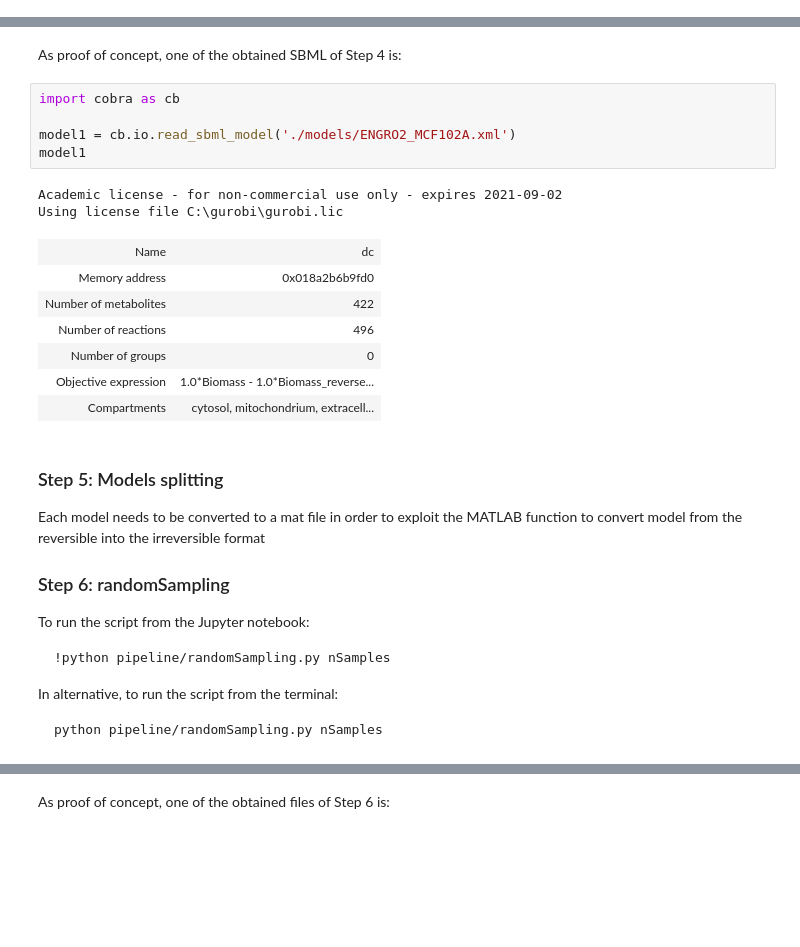
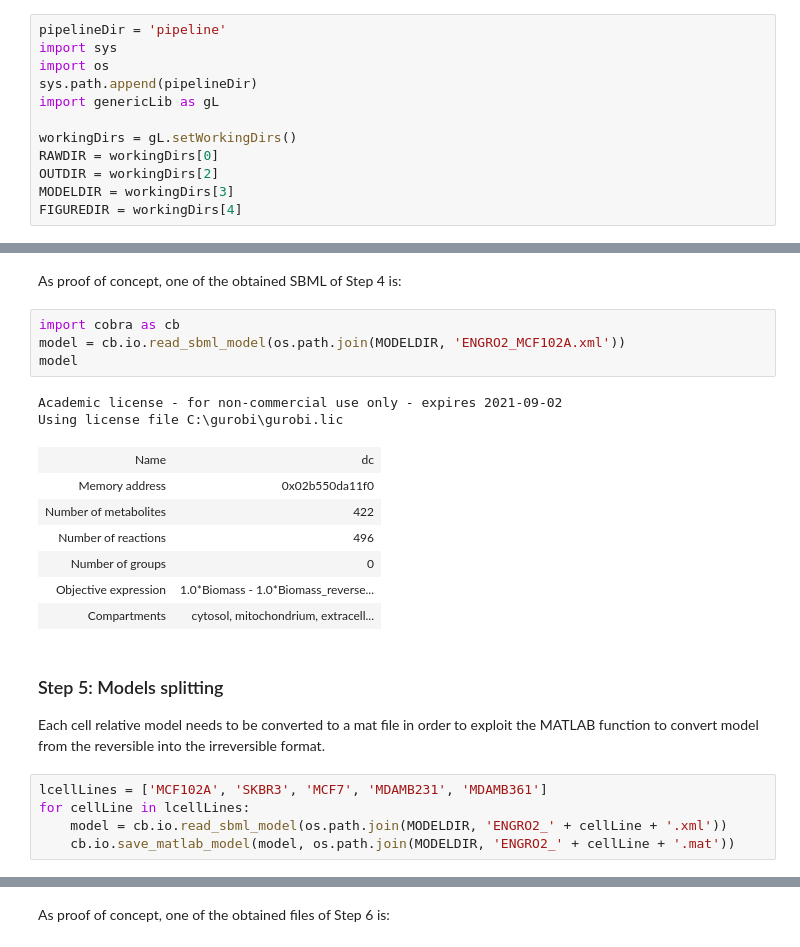
Before and after one commit to qLSLab/integrate, a Jupyter notebook: tutorial_integrate.ipynb, the cells around one changed output, grey strips where cells are left out. Cells and saved outputs as stored; diff of their text form; blank space fills up the shorter version.

````diff
--- a/tutorial_integrate.ipynb
+++ b/tutorial_integrate.ipynb
@@ -15,6 +15,18 @@ In alternative, to run the script from the terminal:
 ```python
 python pipeline/getGPRsFromModel.py
 ```
+# %%
+pipelineDir = 'pipeline'
+import sys
+import os
+sys.path.append(pipelineDir)
+import genericLib as gL
+
+workingDirs = gL.setWorkingDirs()
+RAWDIR = workingDirs[0]
+OUTDIR = workingDirs[2]
+MODELDIR = workingDirs[3]
+FIGUREDIR = workingDirs[4]
 # %%
 !python pipeline/getGPRsFromModel.py
 # %% [output]
@@ -134,14 +146,13 @@ Reading time = 0.01 seconds
 As proof of concept, one of the obtained SBML of Step 4 is:
 # %%
 import cobra as cb
-
-model1 = cb.io.read_sbml_model('./models/ENGRO2_MCF102A.xml')
-model1
+model = cb.io.read_sbml_model(os.path.join(MODELDIR, 'ENGRO2_MCF102A.xml'))
+model
 # %% [output]
 Academic license - for non-commercial use only - expires 2021-09-02
 Using license file C:\gurobi\gurobi.lic
 | Name | dc |
-| Memory address | 0x018a2b6b9fd0 |
+| Memory address | 0x02b550da11f0 |
 | Number of metabolites | 422 |
 | Number of reactions | 496 |
 | Number of groups | 0 |
@@ -149,17 +160,9 @@ Using license file C:\gurobi\gurobi.lic
 | Compartments | cytosol, mitochondrium, extracell... |
 # %% [markdown]
 ### Step 5: Models splitting
-Each model needs to be converted to a mat file in order to exploit the MATLAB function to convert model from the reversible into the irreversible format
-
-### Step 6: randomSampling
-
-To run the script from the Jupyter notebook:
-
-```python
-!python pipeline/randomSampling.py nSamples
-```
-
-In alternative, to run the script from the terminal:
-```python
-python pipeline/randomSampling.py nSamples
-```
+Each cell relative model needs to be converted to a mat file in order to exploit the MATLAB function to convert model from the reversible into the irreversible format.
+# %%
+lcellLines = ['MCF102A', 'SKBR3', 'MCF7', 'MDAMB231', 'MDAMB361']
+for cellLine in lcellLines:
+    model = cb.io.read_sbml_model(os.path.join(MODELDIR, 'ENGRO2_' + cellLine + '.xml'))
+    cb.io.save_matlab_model(model, os.path.join(MODELDIR, 'ENGRO2_' + cellLine + '.mat'))
````
Also changed, not shown: parts of 35 cells of this notebook.
